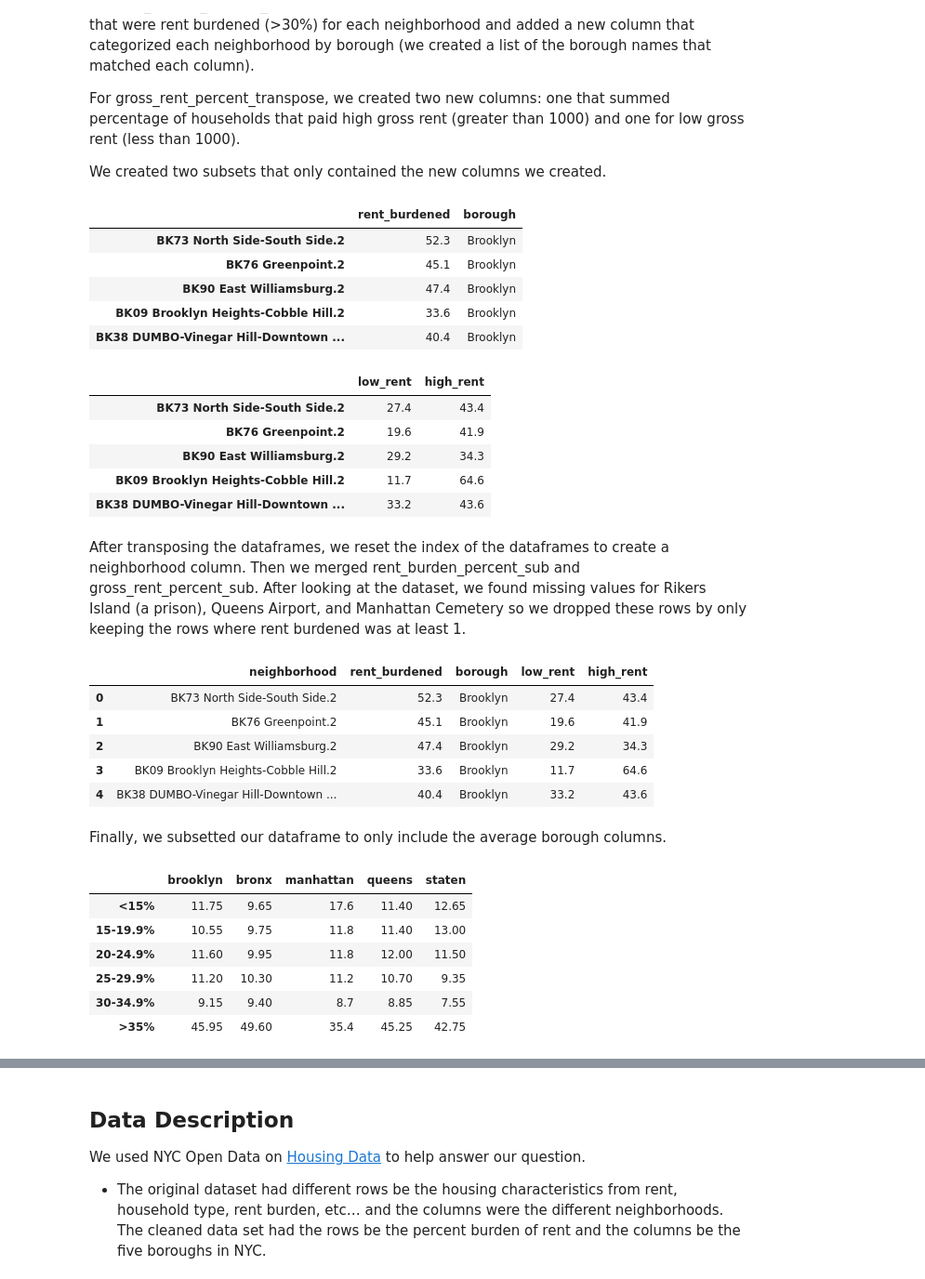
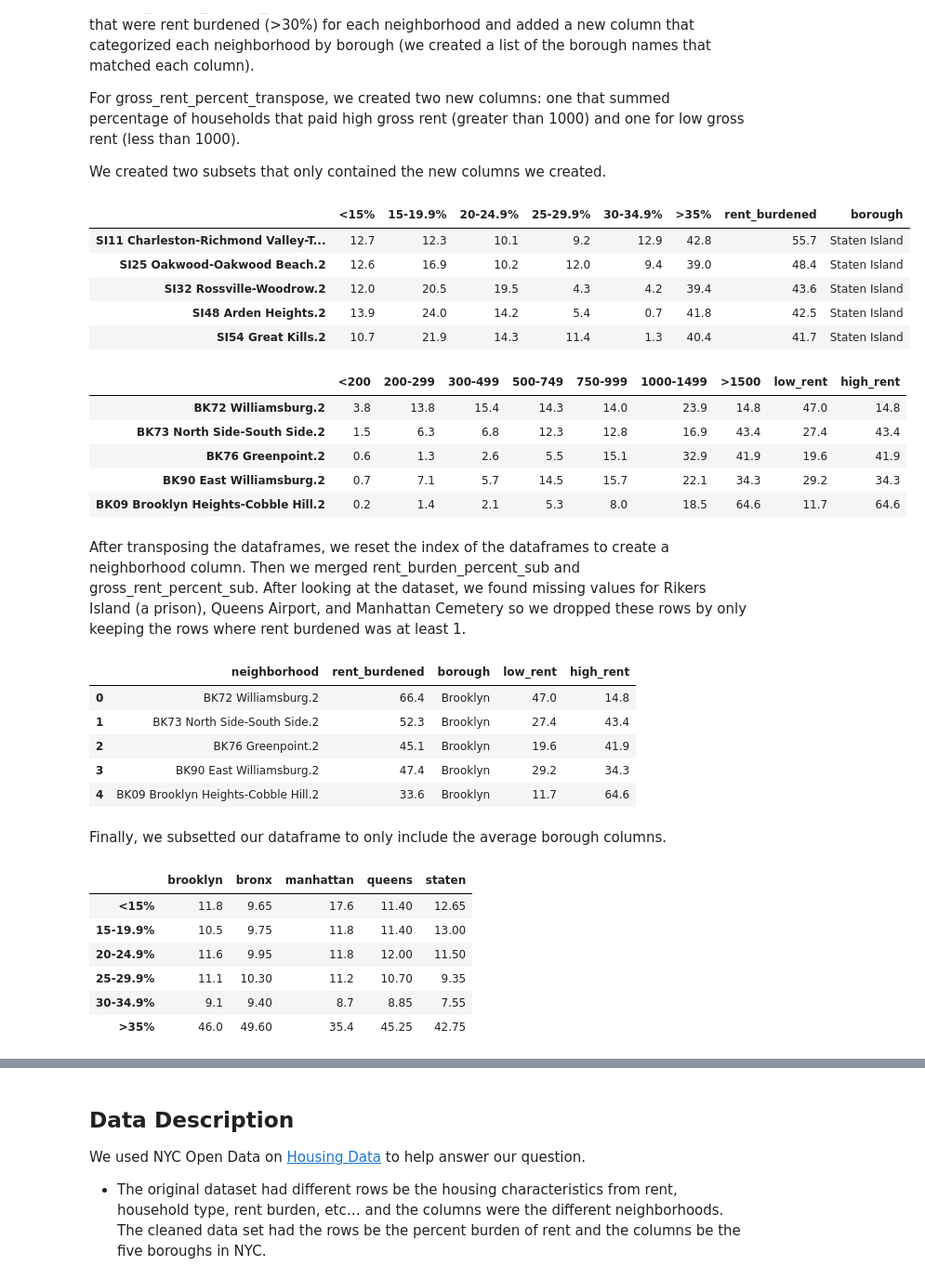
Before and after one commit to cailtyn-caj96/info-2950, a Jupyter notebook: finalproject.ipynb, the cells around one changed output, grey strips where cells are left out. Shown at 93% size. Saved outputs shown, nothing was run; the diff lists cells and outputs as text; code cells hidden in the pictures.

```diff
--- a/finalproject.ipynb
+++ b/finalproject.ipynb
@@ -82,15 +84,14 @@ rent_burden_percent_t = rent_burden_percent.T
 rent_burden_percent_t.rename(columns = {142 : 'occupied_units', 143 : '<15%', 144 : '15-19.9%', 145 : '20-24.9%', 146 : '25-29.9%',
                                          147 : '30-34.9%', 148 : '>35%', 149 : 'not_computed'}, inplace = True)
 
-rent_burden_percent_t= rent_burden_percent_t.iloc[2:,1:8]
+rent_burden_percent_t= rent_burden_percent_t.iloc[1:,1:8]
 
 
 # print(rent_burden_percent_t.head())
 # print(rent_burden_estimates_t.tail())
 
 rent_burden_percent = rent_burden_percent_t.T
-
-# display(rent_burden_percent.head())
+display(rent_burden_percent.head())
 # display(rent_burden_percent.tail())
 
 
@@ -99,14 +100,13 @@ gross_rent_percent_t = gross_rent_percent.T
 gross_rent_percent_t.rename(columns = {132 : 'occupied_units', 133 : '<200', 134 : '200-299', 135 : '300-499', 136 : '500-749',
                                          137 : '750-999', 138 : '1000-1499', 139 : '>1500'}, inplace = True)
 
-gross_rent_percent_t= gross_rent_percent_t.iloc[2:,1:8]
+gross_rent_percent_t= gross_rent_percent_t.iloc[1:,1:8]
 
 
 # print(rent_burden_percent_t.head())
 # print(rent_burden_estimates_t.tail())
 
 gross_rent_percent = gross_rent_percent_t.T
-
-display(gross_rent_percent.head())
-display(gross_rent_percent.tail())
+# display(gross_rent_percent.head())
+# display(gross_rent_percent.tail())
 # %% [output]
@@ -140,49 +140,49 @@ gross_rent_percent_transpose['<200'] = pd.to_numeric(gross_rent_percent_transpos
 gross_rent_percent_transpose['200-299'] = pd.to_numeric(gross_rent_percent_transpose['200-299'])
 gross_rent_percent_transpose['300-499'] = pd.to_numeric(gross_rent_percent_transpose['300-499'])
 gross_rent_percent_transpose['500-749'] = pd.to_numeric(gross_rent_percent_transpose['500-749'])
 gross_rent_percent_transpose['750-999'] = pd.to_numeric(gross_rent_percent_transpose['750-999'])
 gross_rent_percent_transpose['>1500'] = pd.to_numeric(gross_rent_percent_transpose['>1500'])
 
 borough = []
 for col in rent_burden_percent:
     if col.startswith('BK'):
         borough.append('Brooklyn')
     if col.startswith('BX'):
         borough.append('Bronx')
     if col.startswith('MN'):
         borough.append('Manhattan')
     if col.startswith('QN'):
         borough.append('Queens')
     if col.startswith('SI'):
         borough.append('Staten Island')
 
 rent_burden_percent_transpose['rent_burdened'] = (rent_burden_percent_transpose[['30-34.9%','>35%']]).sum(axis=1)
 rent_burden_percent_transpose['borough'] = borough
 
 gross_rent_percent_transpose['low_rent'] = (gross_rent_percent_transpose[['<200','200-299', '300-499', '750-999']]).sum(axis=1)
 gross_rent_percent_transpose['high_rent'] = (gross_rent_percent_transpose[['1000-1499','>1500']]).sum(axis=1)
 
 rent_burden_percent_sub = rent_burden_percent_transpose.iloc[:,6:]
-display(rent_burden_percent_sub.head())
+# display(rent_burden_percent_sub.head())
 
 gross_rent_percent_sub = gross_rent_percent_transpose.iloc[:,7:]
-display(gross_rent_percent_sub.head())
+# display(gross_rent_percent_sub.head())
 
-#display(rent_burden_percent_transpose.head())
-#display(gross_rent_percent_transpose.head())
+display(rent_burden_percent_transpose.tail())
+display(gross_rent_percent_transpose.head())
 # %% [output]
-|  | rent_burdened | borough |
-| BK73 North Side-South Side.2 | 52.3 | Brooklyn |
-| BK76 Greenpoint.2 | 45.1 | Brooklyn |
-| BK90 East Williamsburg.2 | 47.4 | Brooklyn |
-| BK09 Brooklyn Heights-Cobble Hill.2 | 33.6 | Brooklyn |
-| BK38 DUMBO-Vinegar Hill-Downtown ... | 40.4 | Brooklyn |
+|  | <15% | 15-19.9% | 20-24.9% | 25-29.9% | 30-34.9% | >35% | rent_burdened | borough |
+| SI11 Charleston-Richmond Valley-T... | 12.7 | 12.3 | 10.1 | 9.2 | 12.9 | 42.8 | 55.7 | Staten Island |
+| SI25 Oakwood-Oakwood Beach.2 | 12.6 | 16.9 | 10.2 | 12.0 | 9.4 | 39.0 | 48.4 | Staten Island |
+| SI32 Rossville-Woodrow.2 | 12.0 | 20.5 | 19.5 | 4.3 | 4.2 | 39.4 | 43.6 | Staten Island |
+| SI48 Arden Heights.2 | 13.9 | 24.0 | 14.2 | 5.4 | 0.7 | 41.8 | 42.5 | Staten Island |
+| SI54 Great Kills.2 | 10.7 | 21.9 | 14.3 | 11.4 | 1.3 | 40.4 | 41.7 | Staten Island |
-|  | low_rent | high_rent |
-| BK73 North Side-South Side.2 | 27.4 | 43.4 |
-| BK76 Greenpoint.2 | 19.6 | 41.9 |
-| BK90 East Williamsburg.2 | 29.2 | 34.3 |
-| BK09 Brooklyn Heights-Cobble Hill.2 | 11.7 | 64.6 |
-| BK38 DUMBO-Vinegar Hill-Downtown ... | 33.2 | 43.6 |
+|  | <200 | 200-299 | 300-499 | 500-749 | 750-999 | 1000-1499 | >1500 | low_rent | high_rent |
+| BK72 Williamsburg.2 | 3.8 | 13.8 | 15.4 | 14.3 | 14.0 | 23.9 | 14.8 | 47.0 | 14.8 |
+| BK73 North Side-South Side.2 | 1.5 | 6.3 | 6.8 | 12.3 | 12.8 | 16.9 | 43.4 | 27.4 | 43.4 |
+| BK76 Greenpoint.2 | 0.6 | 1.3 | 2.6 | 5.5 | 15.1 | 32.9 | 41.9 | 19.6 | 41.9 |
+| BK90 East Williamsburg.2 | 0.7 | 7.1 | 5.7 | 14.5 | 15.7 | 22.1 | 34.3 | 29.2 | 34.3 |
+| BK09 Brooklyn Heights-Cobble Hill.2 | 0.2 | 1.4 | 2.1 | 5.3 | 8.0 | 18.5 | 64.6 | 11.7 | 64.6 |
 # %% [markdown]
 After transposing the dataframes, we reset the index of the dataframes to create a neighborhood column. Then we merged rent_burden_percent_sub and gross_rent_percent_sub. After looking at the dataset, we found missing values for Rikers Island (a prison), Queens Airport, and Manhattan Cemetery so we dropped these rows by only keeping the rows where rent burdened was at least 1.
 # %%
@@ -204,11 +204,11 @@ burden_gross = burden_gross[burden_gross['rent_burdened']>1]
 display(burden_gross.head())
 # %% [output]
 |  | neighborhood | rent_burdened | borough | low_rent | high_rent |
-| 0 | BK73 North Side-South Side.2 | 52.3 | Brooklyn | 27.4 | 43.4 |
-| 1 | BK76 Greenpoint.2 | 45.1 | Brooklyn | 19.6 | 41.9 |
-| 2 | BK90 East Williamsburg.2 | 47.4 | Brooklyn | 29.2 | 34.3 |
-| 3 | BK09 Brooklyn Heights-Cobble Hill.2 | 33.6 | Brooklyn | 11.7 | 64.6 |
-| 4 | BK38 DUMBO-Vinegar Hill-Downtown ... | 40.4 | Brooklyn | 33.2 | 43.6 |
+| 0 | BK72 Williamsburg.2 | 66.4 | Brooklyn | 47.0 | 14.8 |
+| 1 | BK73 North Side-South Side.2 | 52.3 | Brooklyn | 27.4 | 43.4 |
+| 2 | BK76 Greenpoint.2 | 45.1 | Brooklyn | 19.6 | 41.9 |
+| 3 | BK90 East Williamsburg.2 | 47.4 | Brooklyn | 29.2 | 34.3 |
+| 4 | BK09 Brooklyn Heights-Cobble Hill.2 | 33.6 | Brooklyn | 11.7 | 64.6 |
 # %%
 rent_burden_percent['brooklyn'] = rent_burden_percent.loc[:,rent_burden_percent.columns.str.startswith('BK')].median(axis=1)
 # print(rent_burden_estimates.loc[:,rent_burden_estimates.columns.str.startswith('BK')])
@@ -238,9 +238,9 @@ rent_burden_percent = rent_burden_percent[['brooklyn', 'bronx', 'manhattan', 'qu
 display(rent_burden_percent)
 # %% [output]
 |  | brooklyn | bronx | manhattan | queens | staten |
-| <15% | 11.75 | 9.65 | 17.6 | 11.40 | 12.65 |
-| 15-19.9% | 10.55 | 9.75 | 11.8 | 11.40 | 13.00 |
-| 20-24.9% | 11.60 | 9.95 | 11.8 | 12.00 | 11.50 |
-| 25-29.9% | 11.20 | 10.30 | 11.2 | 10.70 | 9.35 |
-| 30-34.9% | 9.15 | 9.40 | 8.7 | 8.85 | 7.55 |
-| >35% | 45.95 | 49.60 | 35.4 | 45.25 | 42.75 |
+| <15% | 11.8 | 9.65 | 17.6 | 11.40 | 12.65 |
+| 15-19.9% | 10.5 | 9.75 | 11.8 | 11.40 | 13.00 |
+| 20-24.9% | 11.6 | 9.95 | 11.8 | 12.00 | 11.50 |
+| 25-29.9% | 11.1 | 10.30 | 11.2 | 10.70 | 9.35 |
+| 30-34.9% | 9.1 | 9.40 | 8.7 | 8.85 | 7.55 |
+| >35% | 46.0 | 49.60 | 35.4 | 45.25 | 42.75 |
```
Also changed, not shown: parts of 22 cells of this notebook, 16 other files.
